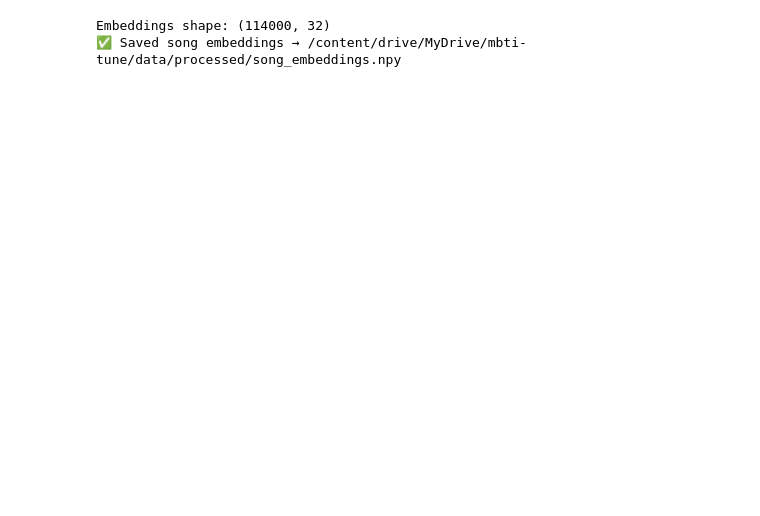
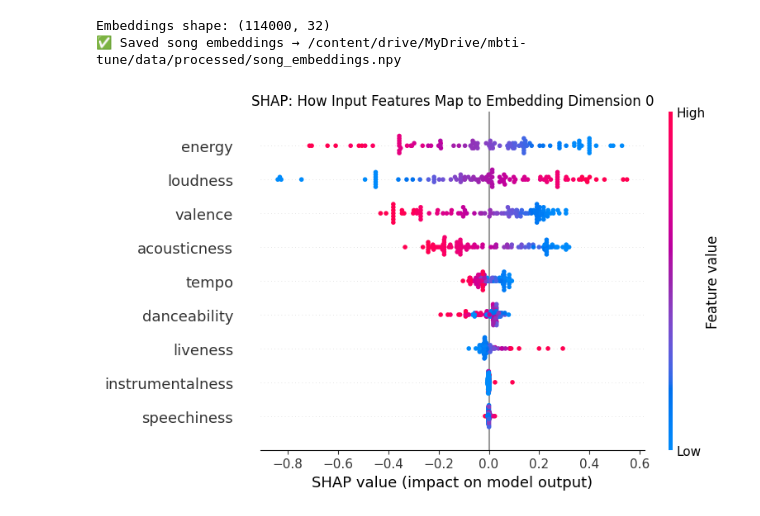
Before and after one commit to kjesinthuyaUCLL/mbti-tune, a Jupyter notebook: notebooks/MBTI_Tracks_Autoencoder.ipynb, the cells around one changed output. Cells and saved outputs as stored; diff of their text form; code cells hidden in the pictures; blank space fills up the shorter version.

```diff
--- a/notebooks/MBTI_Tracks_Autoencoder.ipynb
+++ b/notebooks/MBTI_Tracks_Autoencoder.ipynb
@@ -311,6 +323,32 @@ print("✅ Saved song embeddings →", SONG_EMBEDDINGS_FILE)
 # %% [output]
 Embeddings shape: (114000, 32)
 ✅ Saved song embeddings → /content/drive/MyDrive/mbti-tune/data/processed/song_embeddings.npy
+# %%
+import shap
+import matplotlib.pyplot as plt
+
+# Explain what each embedding dimension captures
+def embed_for_shap(x):
+    x_tensor = torch.tensor(x, dtype=torch.float32).to(device)
+    with torch.no_grad():
+        _, z = model(x_tensor)
+    return z.cpu().numpy()
+
+# Take subset for speed
+X_sample = X_scaled[:1000]
+explainer = shap.KernelExplainer(embed_for_shap, X_sample[:100])
+
+# Explain how input features map to embedding dim 0
+shap_values = explainer.shap_values(X_sample[:100])
+
+plt.figure(figsize=(10, 6))
+shap.summary_plot(shap_values[:, :, 0], X_sample[:100],
+                  feature_names=AUDIO_FEATURES, show=False)
+plt.title("SHAP: How Input Features Map to Embedding Dimension 0")
+plt.tight_layout()
+plt.show()
+# %% [output]
+[figure, added]
 # %%
 # 10: Evaluate reconstruction quality
 
```
Also changed, not shown: parts of 7 cells of this notebook, 23 other files.
